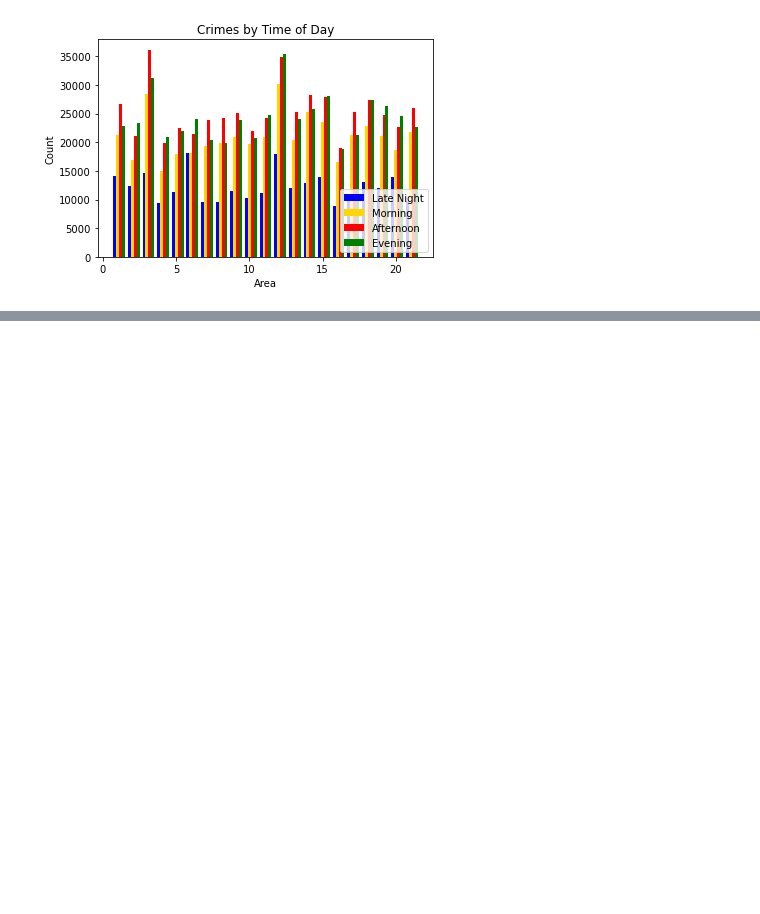
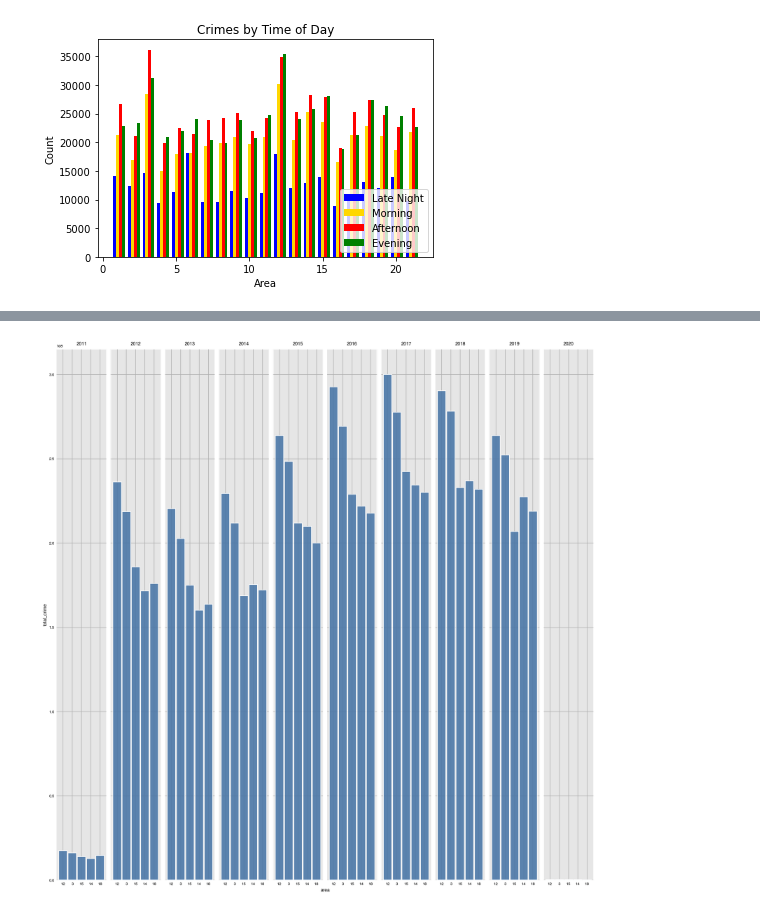
Before and after one commit to davefng/UCLA_ML, a Jupyter notebook: final.ipynb, the cells around one changed output, grey strips where cells are left out. Cells and saved outputs as stored; diff of their text form; code cells hidden in the pictures; blank space fills up the shorter version.

```diff
--- a/final.ipynb
+++ b/final.ipynb
@@ -261,0 +327,6 @@ plt.show()
+# %%
+dxp.bar(x='area', y='total_crime', data=crime_new, aggfunc='sum',
+        col='year',figsize=(12,12),size=0.9, x_order= 'top 5')
+##, col='area'##split='time_class'
+# %% [output]
+[figure, added]
```
Also changed, not shown: parts of 16 cells of this notebook.
